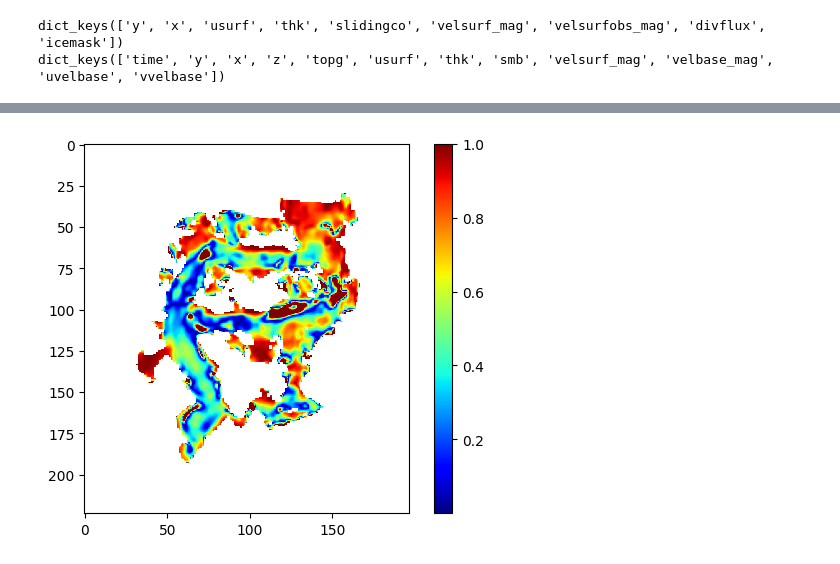
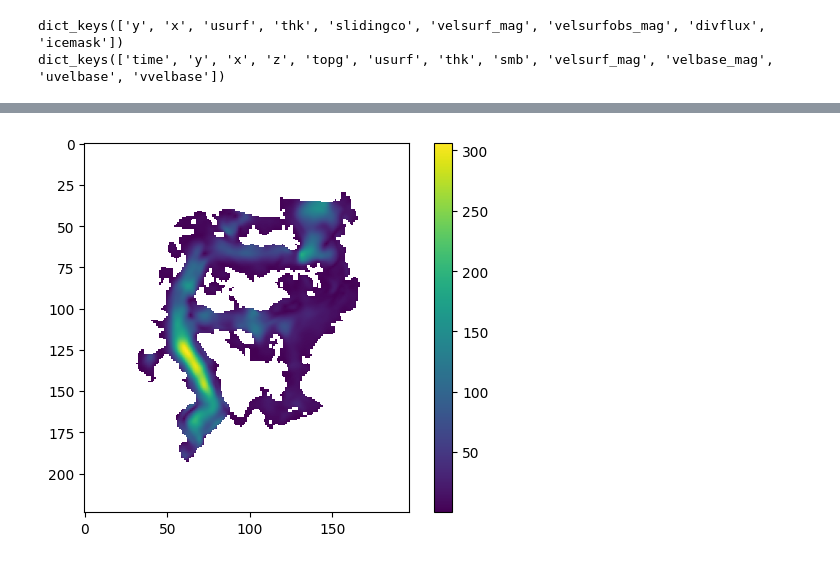
Before and after one commit to ethan-pierce/igm-alpine, a Jupyter notebook: igm-2.0/results/production/visualize-results.ipynb, the cells around one changed output, grey strips where cells are left out. Saved outputs shown, nothing was run; the diff lists cells and outputs as text; code cells hidden in the pictures.

```diff
--- a/igm-2.0/results/production/visualize-results.ipynb
+++ b/igm-2.0/results/production/visualize-results.ipynb
@@ -79,8 +92,8 @@ plt.show()
-# %%
-var = np.abs((fast_geol.variables['velsurfobs_mag'] - fast_out.variables['velsurf_mag'][:]) / fast_out.variables['velsurf_mag'][:])
-field = np.flip(np.where(fast_geol.variables['thk'][:] > 0.1, var, np.nan), axis = 1)
-im = plt.imshow(field[0], vmax = np.percentile(var, 90), cmap = 'jet')
-plt.colorbar(im)
-plt.show()
-# %% [output]
-[figure, removed]
+# %%
+var = fast_out.variables['velsurf_mag'][:]
+field = np.flip(np.where(fast_geol.variables['thk'][:] > 0.1, var, np.nan), axis = 1)
+im = plt.imshow(field[0], cmap = 'viridis')
+plt.colorbar(im)
+plt.show()
+# %% [output]
+[figure, added]
```
Also changed, not shown: parts of 11 cells of this notebook, 23 other files.
